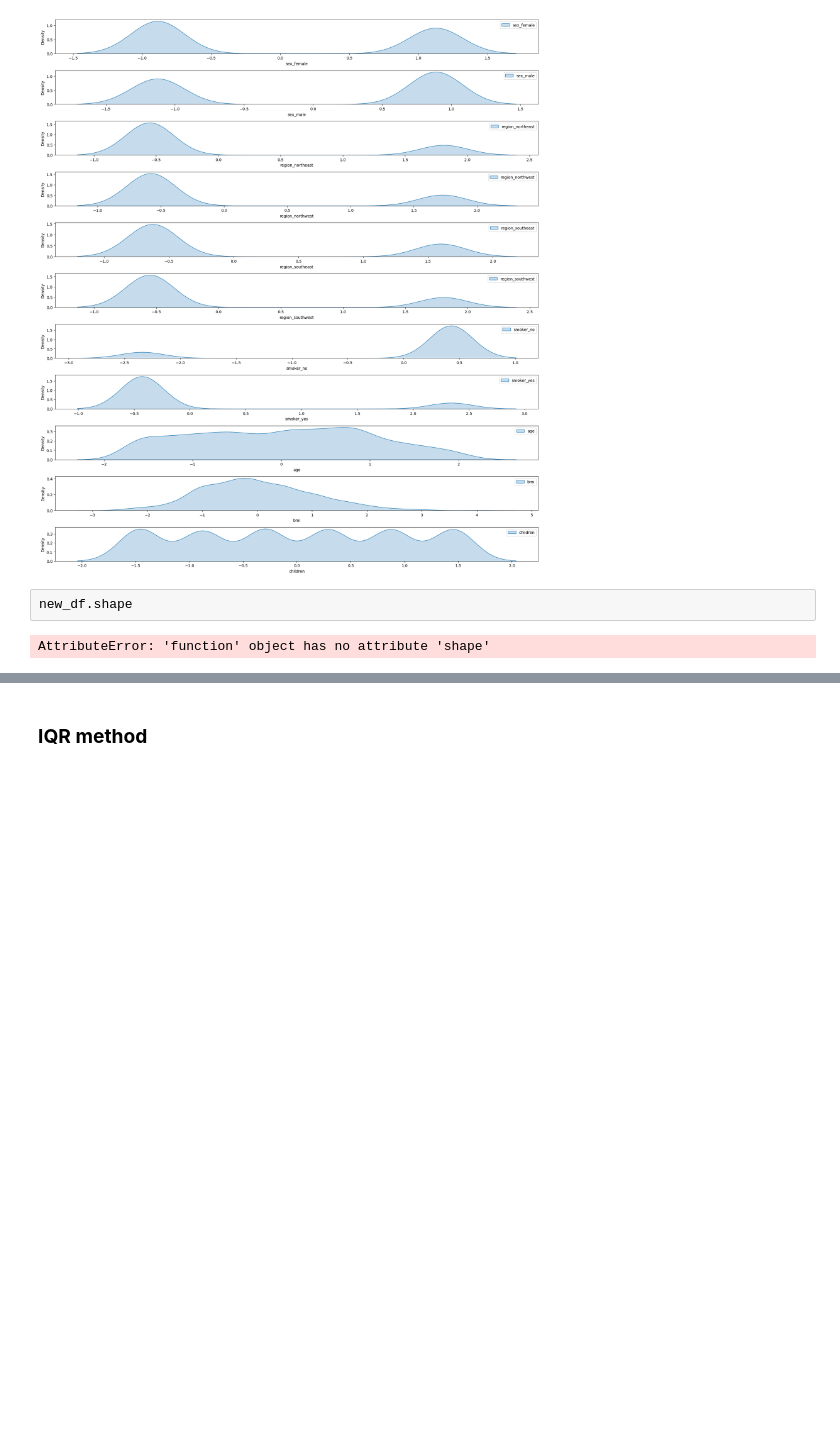
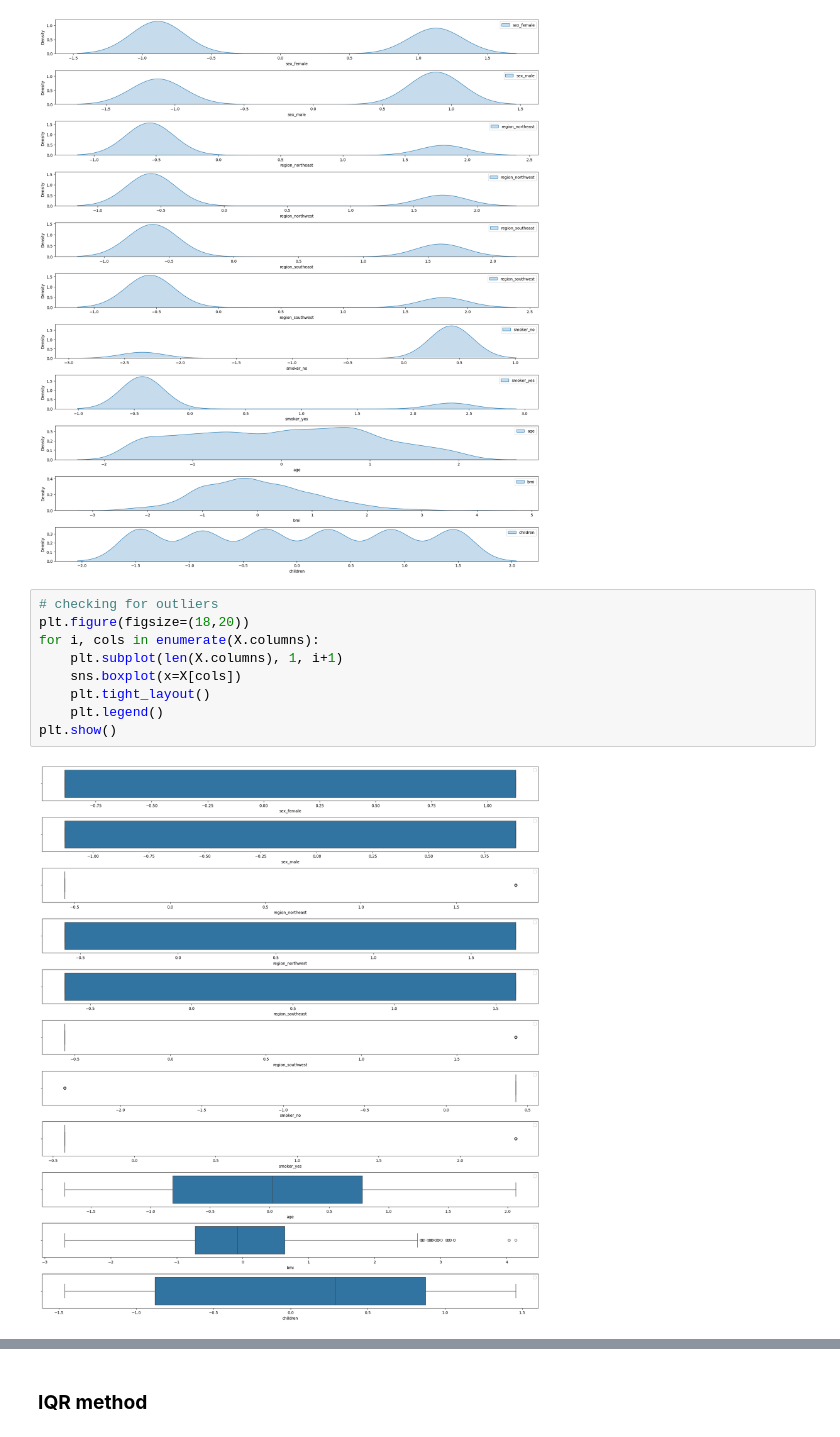
Before and after one commit to Ashura369/Python_and_Data_Science, a Jupyter notebook: 0 ML practice/10 trial.ipynb, the cells around one changed output, grey strips where cells are left out. Saved outputs shown, nothing was run; the diff lists cells and outputs as text; blank space fills up the shorter version.

```diff
--- a/0 ML practice/10 trial.ipynb
+++ b/0 ML practice/10 trial.ipynb
@@ -112,7 +116,14 @@ plt.show()
 # since the all the datas are not normally distributed hence we cant use z-score method, Now we have to use other methods like IQR method / percentile method
 # %% [output]
 [figure]
-# %%
-new_df.shape
-# %% [output]
-AttributeError: 'function' object has no attribute 'shape'
+# %%
+# checking for outliers
+plt.figure(figsize=(18,20))
+for i, cols in enumerate(X.columns):
+    plt.subplot(len(X.columns), 1, i+1)
+    sns.boxplot(x=X[cols])
+    plt.tight_layout()
+    plt.legend()
+plt.show()
+# %% [output]
+[figure, added]
```
Also changed, not shown: parts of 6 cells of this notebook.
